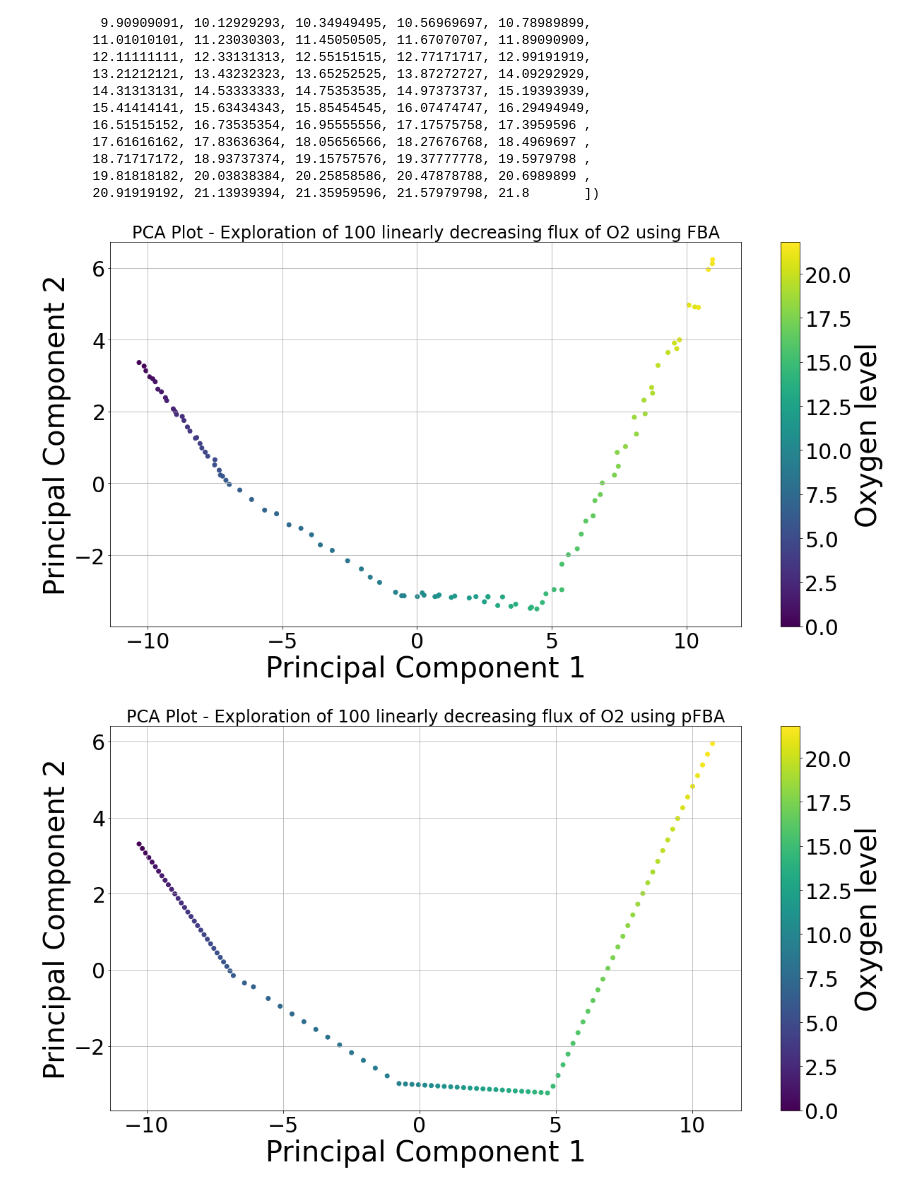
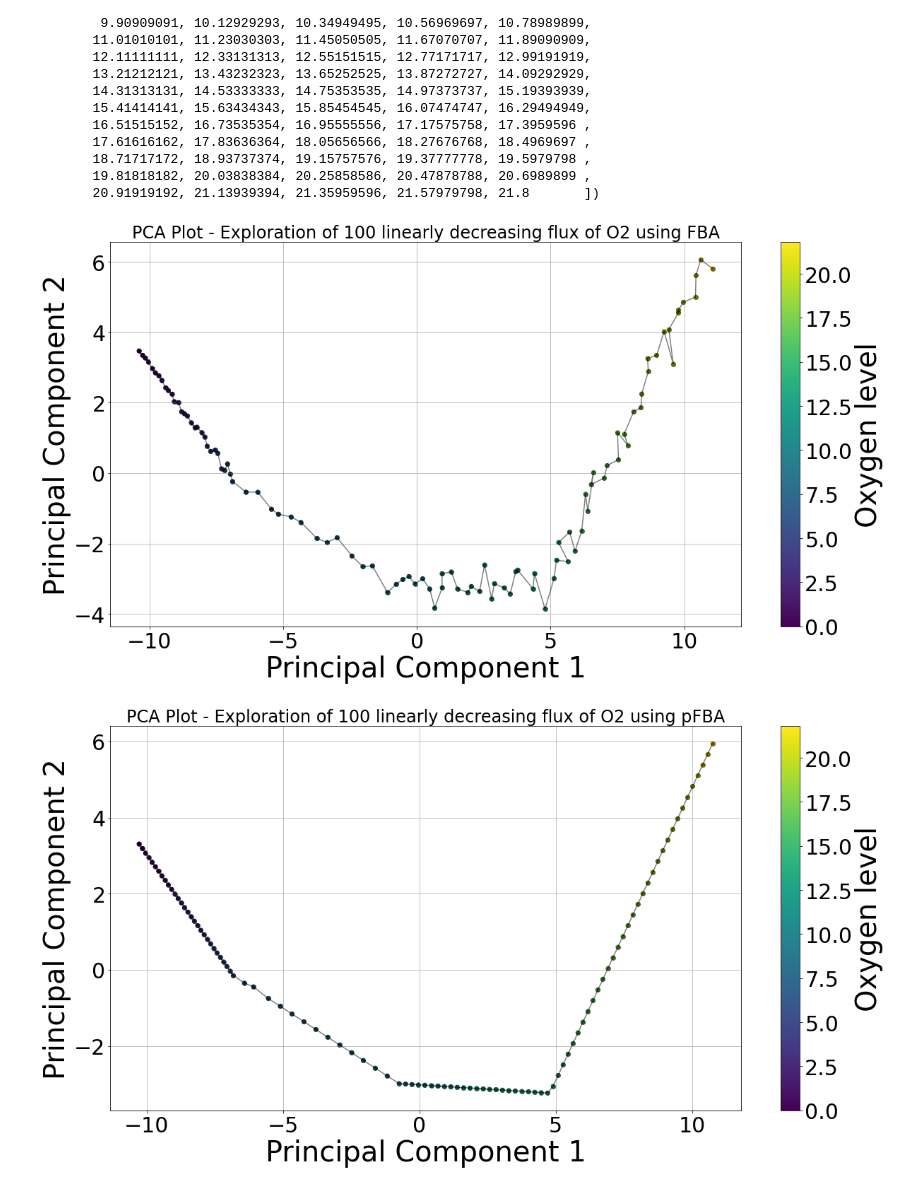
Before and after one commit to jaydeerafael/Metabolic-Trajectory-Inference, a Jupyter notebook: Metabolic_Trajectory.ipynb, the cells around one changed output. Drawn from its saved outputs; the diff is of its cells as text; code cells hidden in the pictures.

```diff
--- a/Metabolic_Trajectory.ipynb
+++ b/Metabolic_Trajectory.ipynb
@@ -111,34 +111,35 @@ array([ 0.        ,  0.22020202,  0.44040404,  0.66060606,  0.88080808,
 all_fluxes = []
 
 for flux in oxygen_fluxes:
     model.reactions.EX_o2_e.lower_bound = -flux
     solution = model.optimize()
     if solution.status == 'optimal':
         all_fluxes.append(solution.fluxes)
     else:
         all_fluxes.append([numpy.nan]*len(model.reactions))
 
 df = pandas.DataFrame(all_fluxes, columns=[r.id for r in model.reactions])
 
 scaler = StandardScaler()
 scaled_df = scaler.fit_transform(df.fillna(0))
 
 pca = PCA(n_components = 2)
 principalComponents = pca.fit_transform(scaled_df)
 principalDf = pandas.DataFrame(data = principalComponents, columns = ['principal component 1', 'principal component 2'])
 
 fig, ax = matplotlib.pyplot.subplots(figsize = (20, 10))
 scatter = ax.scatter(principalDf['principal component 1'], principalDf['principal component 2'],
                      c = oxygen_fluxes, cmap = 'viridis')  # using oxygen_fluxes for color
 
+ax.plot(principalDf['principal component 1'], principalDf['principal component 2'], '-o', color='black', alpha=0.5)
 ax.set_xlabel('Principal Component 1')
 ax.set_ylabel('Principal Component 2')
 ax.set_title('PCA Plot - Exploration of 100 linearly decreasing flux of O2 using FBA')
 fig.colorbar(scatter, ax = ax, label = 'Oxygen level')
 ax.grid(True)
 matplotlib.pyplot.show()
 # %% [output]
-[figure, old version]
+[figure, new version]
 # %%
 all_fluxes = []
 
@@ -163,6 +164,7 @@ fig, ax = matplotlib.pyplot.subplots(figsize = (20, 10))
 scatter = ax.scatter(principalDf['principal component 1'], principalDf['principal component 2'],
                      c = oxygen_fluxes, cmap = 'viridis')  # using oxygen_fluxes for color
 
+ax.plot(principalDf['principal component 1'], principalDf['principal component 2'], '-o', color='black', alpha=0.5)
 ax.set_xlabel('Principal Component 1')
 ax.set_ylabel('Principal Component 2')
 ax.set_title('PCA Plot - Exploration of 100 linearly decreasing flux of O2 using pFBA')
@@ -170,4 +172,4 @@ fig.colorbar(scatter, ax = ax, label = 'Oxygen level')
 ax.grid(True)
 matplotlib.pyplot.show()
 # %% [output]
-[figure, old version]
+[figure, new version]
```
